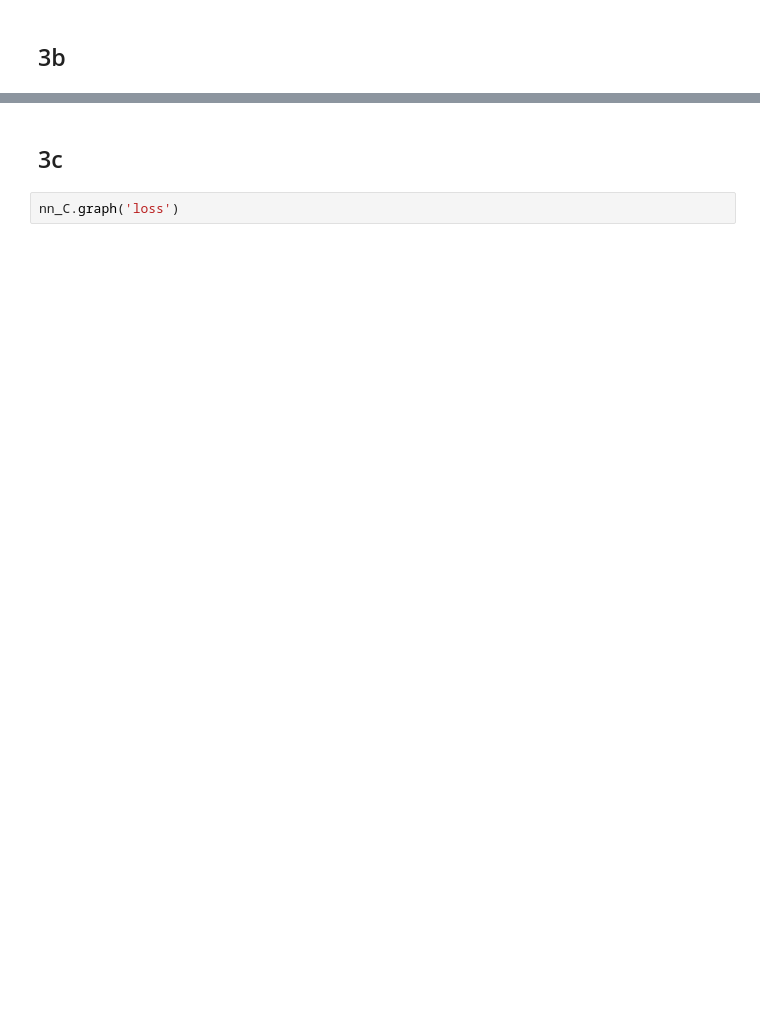
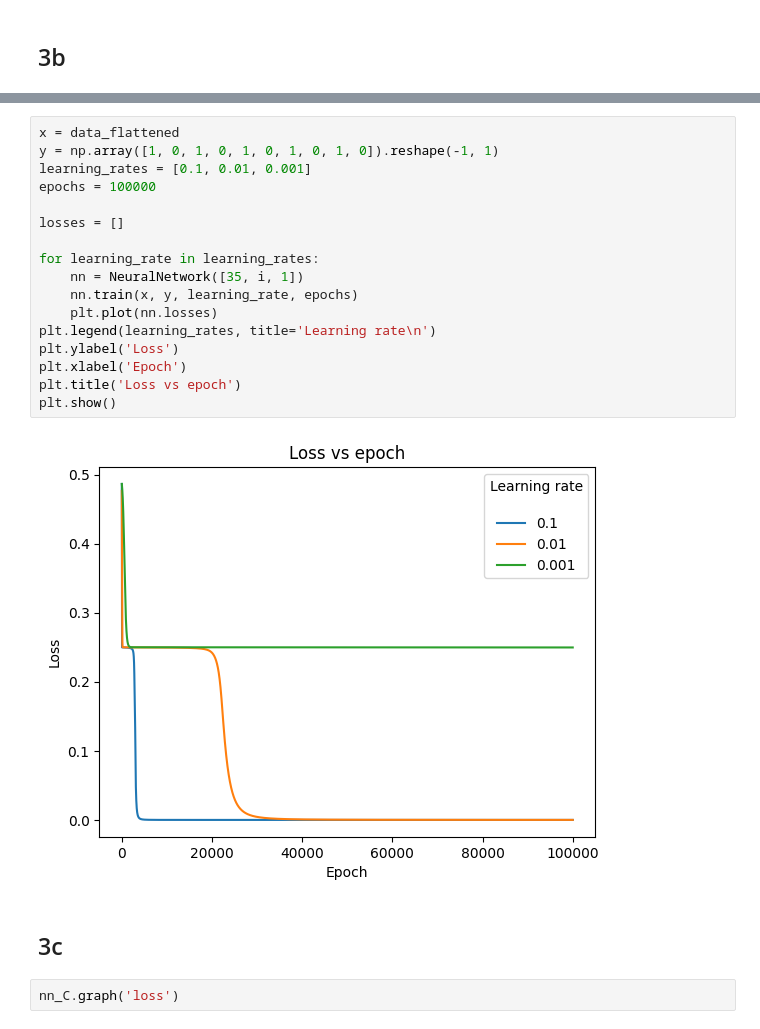
Before and after one commit to tristanff/SIA-TP3, a Jupyter notebook: Exercise3/Multilayer.ipynb, the cells around one changed output, grey strips where cells are left out. Cells and saved outputs as stored; diff of their text form; blank space fills up the shorter version.

```diff
--- a/Exercise3/Multilayer.ipynb
+++ b/Exercise3/Multilayer.ipynb
@@ -279,3 +264,22 @@ plt.show()
+# %%
+x = data_flattened
+y = np.array([1, 0, 1, 0, 1, 0, 1, 0, 1, 0]).reshape(-1, 1)
+learning_rates = [0.1, 0.01, 0.001]
+epochs = 100000
+
+losses = []
+
+for learning_rate in learning_rates:
+    nn = NeuralNetwork([35, i, 1])
+    nn.train(x, y, learning_rate, epochs)
+    plt.plot(nn.losses)
+plt.legend(learning_rates, title='Learning rate\n')
+plt.ylabel('Loss')
+plt.xlabel('Epoch')
+plt.title('Loss vs epoch')
+plt.show()
+# %% [output]
+[figure, added]
 # %% [markdown]
 ## 3c
 # %%
```
Also changed, not shown: parts of 28 cells of this notebook, 3 other files.
